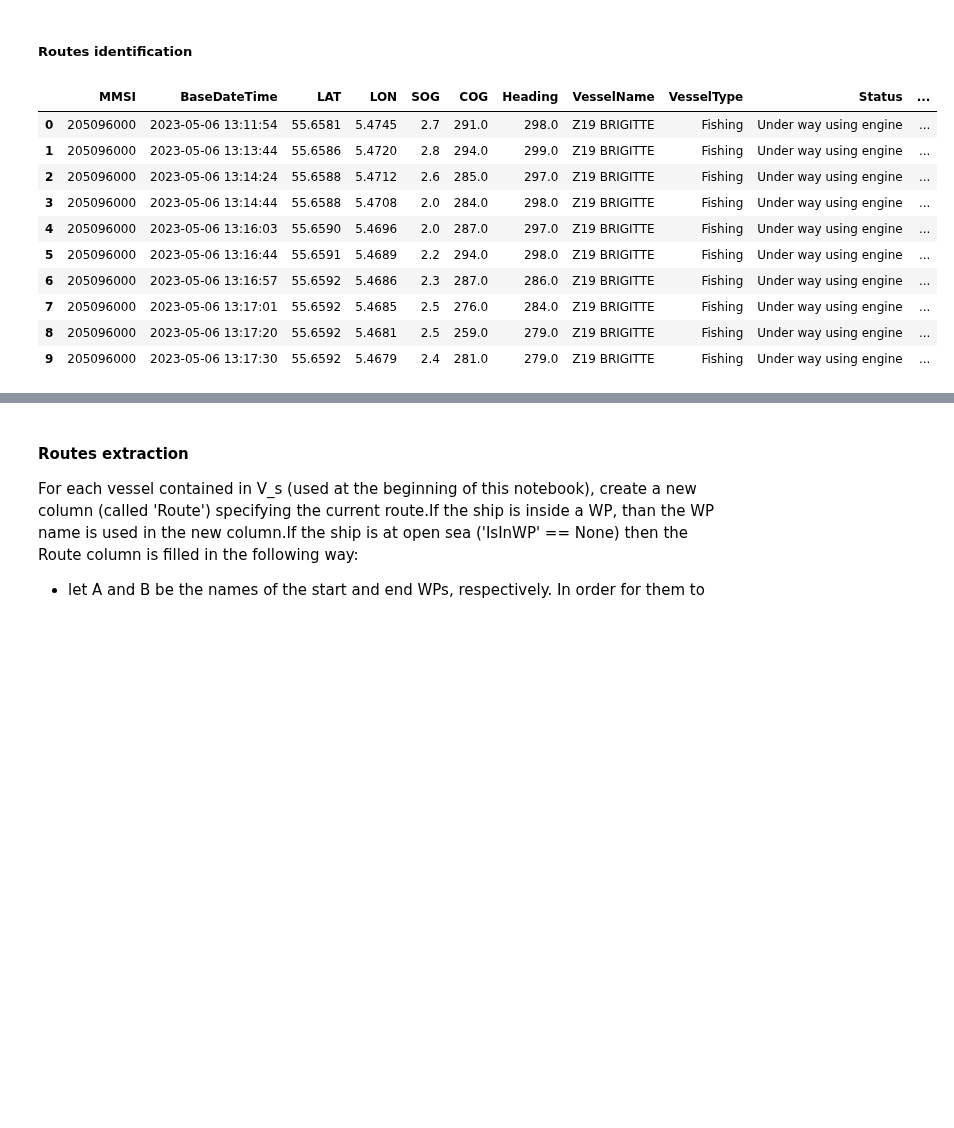
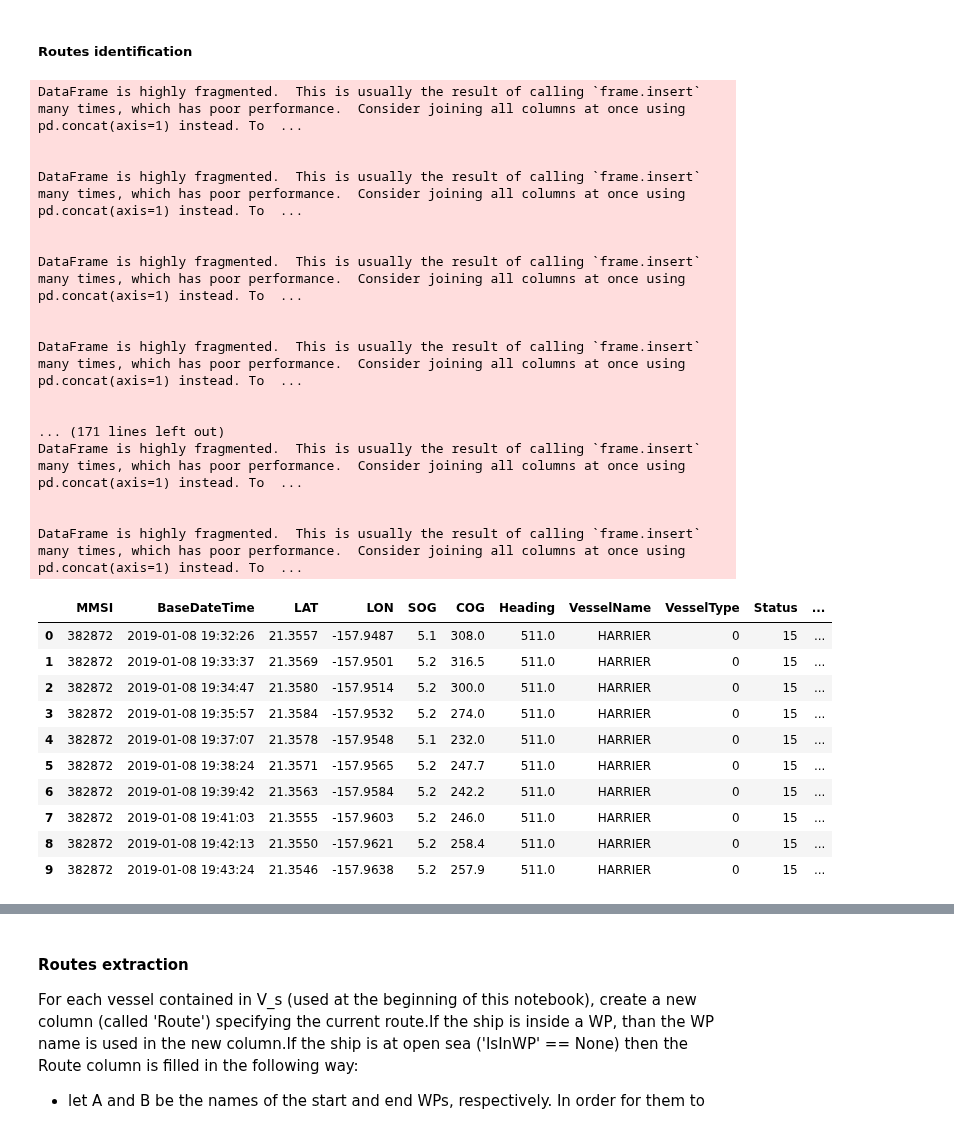
Before and after one commit to Accazeta/AIS_data_analysis, a Jupyter notebook: src/TREAD.ipynb, the cells around one changed output, grey strips where cells are left out. Cells and saved outputs as stored; diff of their text form; code cells hidden in the pictures; blank space fills up the shorter version.

```diff
--- a/src/TREAD.ipynb
+++ b/src/TREAD.ipynb
@@ -24,10 +23,8 @@ import plotly.graph_objects as go
 # %% [markdown]
 Import source csv into a dataframe
 # %%
-FILE_NAME_HAWAII = '2019_01-03.csv'
-FILE_NAME_DENMARK = 'cleaned_denmark_2023-06-05_point-based.parquet'
-#clean_df = p.read_csv(c.FOLDER_PATH + FILE_NAME_HAWAII)
-clean_df = p.read_parquet(c.FOLDER_PATH + c.DENMARK + FILE_NAME_DENMARK)
+FILE_NAME = '2019_01-03.csv'
+clean_df = p.read_csv(c.FOLDER_PATH + FILE_NAME)
 print(f'Dataframe shape: {clean_df.shape}')
 print(clean_df.columns)
 print(clean_df.shape)
@@ -76,11 +73,11 @@ optimized_df['CallSign'] = clean_df['CallSign'].astype(p.StringDtype())
 
 # VesselType - from float64 to int16. Following AIS specification, VesselType maximum value is around 1000
 clean_df['VesselType'] = clean_df['VesselType'].fillna(value=0) # replaces all None values with zero.
-optimized_df['VesselType'] = clean_df['VesselType'].astype('category')
+optimized_df['VesselType'] = clean_df['VesselType'].astype('int16')
 
 # Status - from float64 to int8. Following AIS specification, there are 16 (0-15) status codes
 clean_df['Status'] = clean_df['Status'].fillna(value=99) # since 0 is a valid status code, 99 is used as a placeholder for None values
-optimized_df['Status'] = clean_df['Status'].astype('category')
+optimized_df['Status'] = clean_df['Status'].astype('int8')
 
 # Length - from float64 to int16. Any floating point value is truncated to the closest integer.
 # This is done on purpouse as an error of fractions of a meter is bearable.
@@ -97,7 +94,7 @@ optimized_df['Draft'] = clean_df['Draft'].astype('float32')
 
 # Cargo - from float64 to int16. Similar to VesselType
 clean_df['Cargo'] = clean_df['Cargo'].fillna(value=0)
-optimized_df['Cargo'] = clean_df['Cargo'].astype('category')
+optimized_df['Cargo'] = clean_df['Cargo'].astype('int16')
 
 # TransceiverClass - from string object to boolean. The new column ('IsClassA') holds True if the transceiver
 # is of type 'class A', false if it is of type 'class B'
@@ -626,45 +640,58 @@ quick_plot.plot()
 ##### Routes identification
 # %%
 # for each LAT, LON pair, create a shapely.Point
-#concatDF['PointsObj'] = [shpl.Point(x,y) for (x,y) in concatDF[['LON', 'LAT']].values] #apparently this is faster than usig pandas.Dataframe.apply()
-concatDF['PointsObj'] = shpl.points(concatDF[['LON', 'LAT']].values)
+concatDF['PointsObj'] = [shpl.Point(x,y) for (x,y) in concatDF[['LON', 'LAT']].values] #apparently this is faster than usig pandas.Dataframe.apply()
 
 # for each WP, for each row of the entire dataset, check if the point is inside any WP
-result_dict = {}
 for name, polygon_obj in  waypointsDF[['Name', 'PolygonObj']].values:
-    result_dict[str(name)] = polygon_obj.contains(concatDF['PointsObj']) # for each wp, create a new column containing either True or False
-result_df = p.DataFrame(result_dict)
-concatDF = p.concat([concatDF, result_df], axis=1)
+    concatDF[str(name)] = polygon_obj.contains(concatDF['PointsObj']) # for each wp, create a new column containing either True or False
 
 # list of column names just created
 list_of_columns = [name for name in waypointsDF['Name']]
 
 #idxmax: for each row, return the id (name) of the column containing the first occurrence of the maximum value. There are only bool values so True = 1 > False = 0
 # basically returns the name of the WP where the point is contained. If the row has only 'False' values, it returns the first column (this is fixed below)
 # this works under the assumption that any given point can belong to either zero or one WP.
 concatDF['IsInWP'] = concatDF[list_of_columns].idxmax(axis=1)
 
 # find all rows that have only 'False' values. The '~' negates the values (its like applying the binary NOT)
 all_false_rows = concatDF[(~concatDF[list_of_columns]).all(axis=1)].index
 # Replace the value in the 'IsInWP' column as 'None'
 concatDF.loc[all_false_rows, 'IsInWP'] = None
 # drop unnecessary columns
 concatDF.drop(list_of_columns, axis=1, inplace=True)
 concatDF.drop(['index', 'PointsObj'], axis=1, inplace=True)
 
 display(concatDF.head(10))
 # %% [output]
+DataFrame is highly fragmented.  This is usually the result of calling `frame.insert` many times, which has poor performance.  Consider joining all columns at once using pd.concat(axis=1) instead. To  ...
+
+
+DataFrame is highly fragmented.  This is usually the result of calling `frame.insert` many times, which has poor performance.  Consider joining all columns at once using pd.concat(axis=1) instead. To  ...
+
+
+DataFrame is highly fragmented.  This is usually the result of calling `frame.insert` many times, which has poor performance.  Consider joining all columns at once using pd.concat(axis=1) instead. To  ...
+
+
+DataFrame is highly fragmented.  This is usually the result of calling `frame.insert` many times, which has poor performance.  Consider joining all columns at once using pd.concat(axis=1) instead. To  ...
+
+
+... (171 lines left out)
+DataFrame is highly fragmented.  This is usually the result of calling `frame.insert` many times, which has poor performance.  Consider joining all columns at once using pd.concat(axis=1) instead. To  ...
+
+
+DataFrame is highly fragmented.  This is usually the result of calling `frame.insert` many times, which has poor performance.  Consider joining all columns at once using pd.concat(axis=1) instead. To  ...
 |  | MMSI | BaseDateTime | LAT | LON | SOG | COG | Heading | VesselName | VesselType | Status | ... |
-| 0 | 205096000 | 2023-05-06 13:11:54 | 55.6581 | 5.4745 | 2.7 | 291.0 | 298.0 | Z19 BRIGITTE | Fishing | Under way using engine | ... |
-| 1 | 205096000 | 2023-05-06 13:13:44 | 55.6586 | 5.4720 | 2.8 | 294.0 | 299.0 | Z19 BRIGITTE | Fishing | Under way using engine | ... |
-| 2 | 205096000 | 2023-05-06 13:14:24 | 55.6588 | 5.4712 | 2.6 | 285.0 | 297.0 | Z19 BRIGITTE | Fishing | Under way using engine | ... |
-| 3 | 205096000 | 2023-05-06 13:14:44 | 55.6588 | 5.4708 | 2.0 | 284.0 | 298.0 | Z19 BRIGITTE | Fishing | Under way using engine | ... |
-| 4 | 205096000 | 2023-05-06 13:16:03 | 55.6590 | 5.4696 | 2.0 | 287.0 | 297.0 | Z19 BRIGITTE | Fishing | Under way using engine | ... |
-| 5 | 205096000 | 2023-05-06 13:16:44 | 55.6591 | 5.4689 | 2.2 | 294.0 | 298.0 | Z19 BRIGITTE | Fishing | Under way using engine | ... |
-| 6 | 205096000 | 2023-05-06 13:16:57 | 55.6592 | 5.4686 | 2.3 | 287.0 | 286.0 | Z19 BRIGITTE | Fishing | Under way using engine | ... |
-| 7 | 205096000 | 2023-05-06 13:17:01 | 55.6592 | 5.4685 | 2.5 | 276.0 | 284.0 | Z19 BRIGITTE | Fishing | Under way using engine | ... |
-| 8 | 205096000 | 2023-05-06 13:17:20 | 55.6592 | 5.4681 | 2.5 | 259.0 | 279.0 | Z19 BRIGITTE | Fishing | Under way using engine | ... |
-| 9 | 205096000 | 2023-05-06 13:17:30 | 55.6592 | 5.4679 | 2.4 | 281.0 | 279.0 | Z19 BRIGITTE | Fishing | Under way using engine | ... |
+| 0 | 382872 | 2019-01-08 19:32:26 | 21.3557 | -157.9487 | 5.1 | 308.0 | 511.0 | HARRIER | 0 | 15 | ... |
+| 1 | 382872 | 2019-01-08 19:33:37 | 21.3569 | -157.9501 | 5.2 | 316.5 | 511.0 | HARRIER | 0 | 15 | ... |
+| 2 | 382872 | 2019-01-08 19:34:47 | 21.3580 | -157.9514 | 5.2 | 300.0 | 511.0 | HARRIER | 0 | 15 | ... |
+| 3 | 382872 | 2019-01-08 19:35:57 | 21.3584 | -157.9532 | 5.2 | 274.0 | 511.0 | HARRIER | 0 | 15 | ... |
+| 4 | 382872 | 2019-01-08 19:37:07 | 21.3578 | -157.9548 | 5.1 | 232.0 | 511.0 | HARRIER | 0 | 15 | ... |
+| 5 | 382872 | 2019-01-08 19:38:24 | 21.3571 | -157.9565 | 5.2 | 247.7 | 511.0 | HARRIER | 0 | 15 | ... |
+| 6 | 382872 | 2019-01-08 19:39:42 | 21.3563 | -157.9584 | 5.2 | 242.2 | 511.0 | HARRIER | 0 | 15 | ... |
+| 7 | 382872 | 2019-01-08 19:41:03 | 21.3555 | -157.9603 | 5.2 | 246.0 | 511.0 | HARRIER | 0 | 15 | ... |
+| 8 | 382872 | 2019-01-08 19:42:13 | 21.3550 | -157.9621 | 5.2 | 258.4 | 511.0 | HARRIER | 0 | 15 | ... |
+| 9 | 382872 | 2019-01-08 19:43:24 | 21.3546 | -157.9638 | 5.2 | 257.9 | 511.0 | HARRIER | 0 | 15 | ... |
 # %%
 # count the number of points contained in each WP.
 # 'WP_X' -> the point is generated inside WP_X
```
Also changed, not shown: parts of 16 cells of this notebook, 13 other files.
